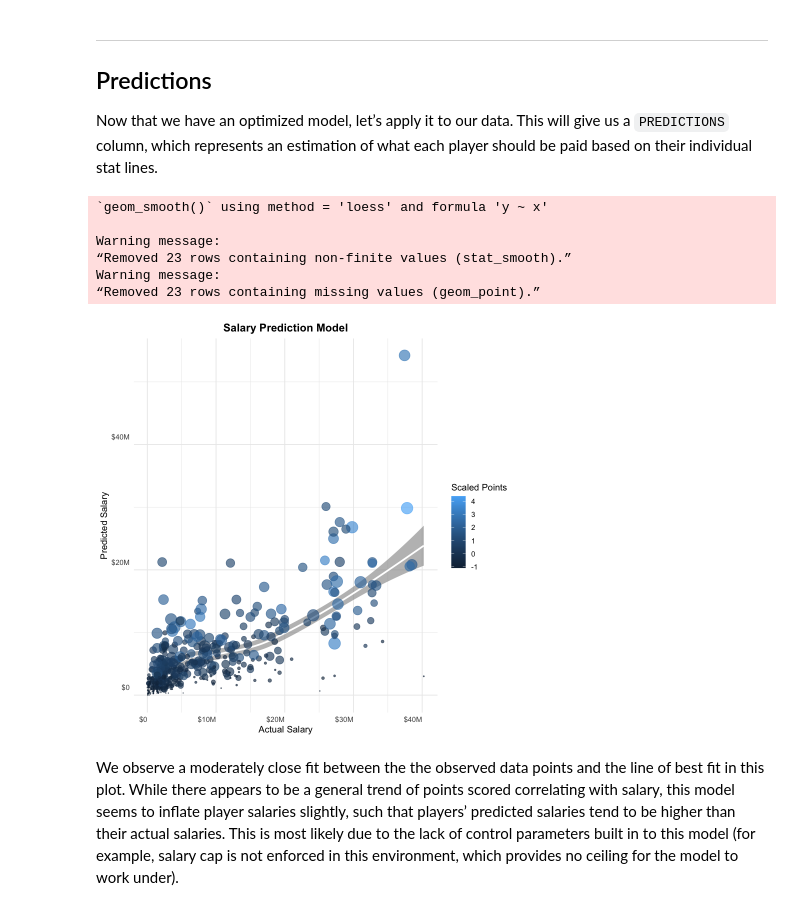
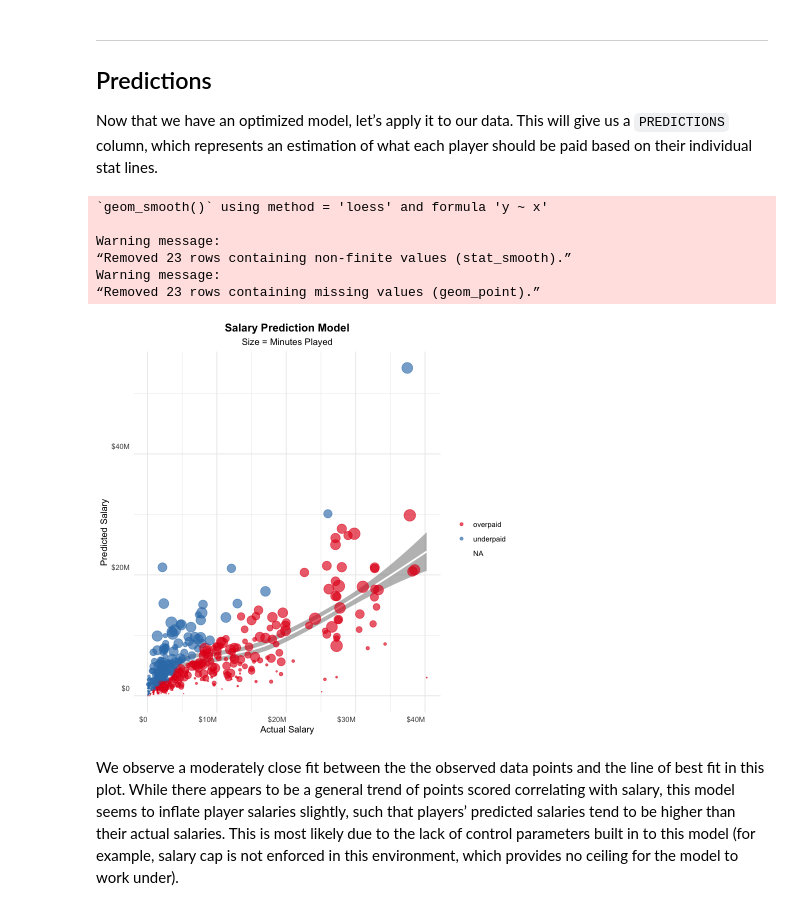
Before and after one commit to IanRFerguson/data-science-portfolio, a Jupyter notebook: salary-model/model_salaries.ipynb, the cells around one changed output. Saved outputs shown, nothing was run; the diff lists cells and outputs as text; code cells hidden in the pictures.

Commit message:
updated model performance plot

```diff
--- a/salary-model/model_salaries.ipynb
+++ b/salary-model/model_salaries.ipynb
@@ -184,38 +184,42 @@ Now that we have an optimized model, let’s apply it to our data. This will giv
 # %%
 # Predict salaries with our optimal model
 nba["PREDICTIONS"] <- exp(predict(step.model, nba))
 
 
 # Define custom X + Y labels
 x_labels <- c("$0", "$10M", "$20M", "$30M", "$40M")
 y_labels <- c("$0", "$20M", "$40M", "$60M")
 
 
 # Plot actual vs. predicted salaries
 salary.plot <- nba %>%
-                        ggplot(aes(x = Salary, y = PREDICTIONS, color=scale(PTS))) +
+                        mutate(phase = ifelse(Salary > PREDICTIONS, 'Overpaid', 'Underpaid'))  %>%
+                        ggplot(aes(x = Salary, y = PREDICTIONS)) +
                         geom_smooth(color="white", alpha=0.65) +
-                        geom_point(alpha=0.65, size=(nba$MP / 400)) +
+                        geom_point(alpha=0.65, size=(nba$MP / 400), aes(color=phase)) +
                         theme_minimal() +
                         labs(x = "Actual Salary",
                              y = "Predicted Salary",
                              title = "Salary Prediction Model",
-                             color = "Scaled Points") +
-                        theme(plot.title = element_text(hjust = 0.5, face="bold")) +
+                             subtitle = "Size = Minutes Played",
+                             color = "") +
+                        theme(plot.title = element_text(hjust = 0.5, face="bold"),
+                              plot.subtitle = element_text(hjust = 0.5)) +
         scale_x_continuous(labels = x_labels) + scale_y_continuous(labels = y_labels) +
+        scale_color_brewer(palette='Set1') +
         theme(axis.text.x = element_text(hjust = 1),
               axis.text.y = element_text(vjust = -1))
 
 
 salary.plot
 # %% [output]
 `geom_smooth()` using method = 'loess' and formula 'y ~ x'
 
 Warning message:
 “Removed 23 rows containing non-finite values (stat_smooth).”
 Warning message:
 “Removed 23 rows containing missing values (geom_point).”
-[figure, old version]
+[figure, new version]
 # %% [markdown]
 We observe a moderately close fit between the the observed data points and the line of best fit in this plot. While there appears to be a general trend of points scored correlating with salary, this model seems to inflate player salaries slightly, such that players’ predicted salaries tend to be higher than their actual salaries. This is most likely due to the lack of control parameters built in to this model (for example, salary cap is not enforced in this environment, which provides no ceiling for the model to work under).
 # %% [markdown]
```
